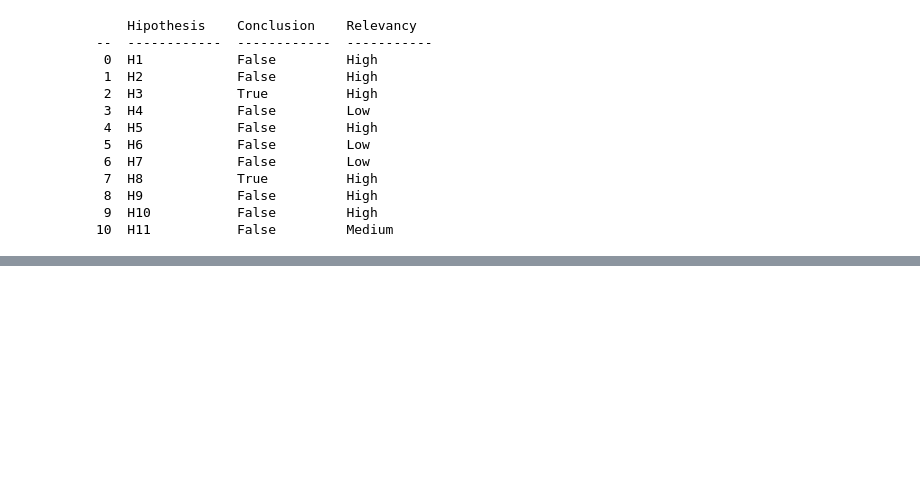
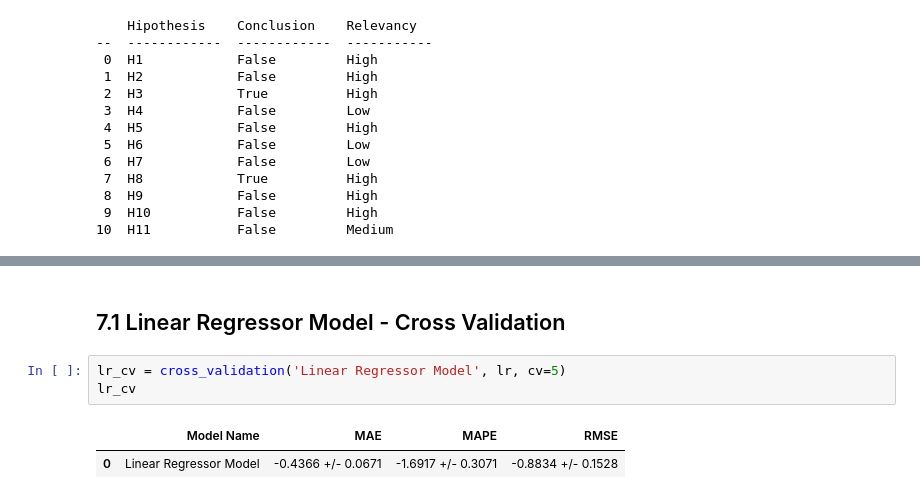
Before and after one commit to marcusbraggion/absenteeism_at_work, a Jupyter notebook: notebooks/absenteeism_at_work.ipynb, the cells around one changed output, grey strips where cells are left out. Cells and saved outputs as stored; diff of their text form; blank space fills up the shorter version.

```diff
--- a/notebooks/absenteeism_at_work.ipynb
+++ b/notebooks/absenteeism_at_work.ipynb
@@ -425,0 +544,8 @@ print( tabulate( tab, headers=headers, showindex="always"))
+# %% [markdown]
+## 7.1 Linear Regressor Model - Cross Validation
+# %%
+lr_cv = cross_validation('Linear Regressor Model', lr, cv=5)
+lr_cv
+# %% [output]
+|  | Model Name | MAE | MAPE | RMSE |
+| 0 | Linear Regressor Model | -0.4366 +/- 0.0671 | -1.6917 +/- 0.3071 | -0.8834 +/- 0.1528 |
```
Also changed, not shown: parts of 45 cells of this notebook.
